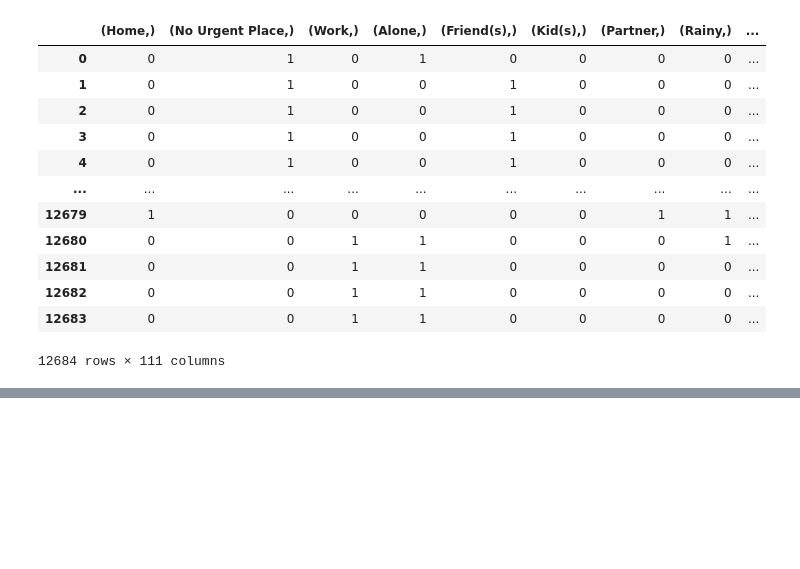
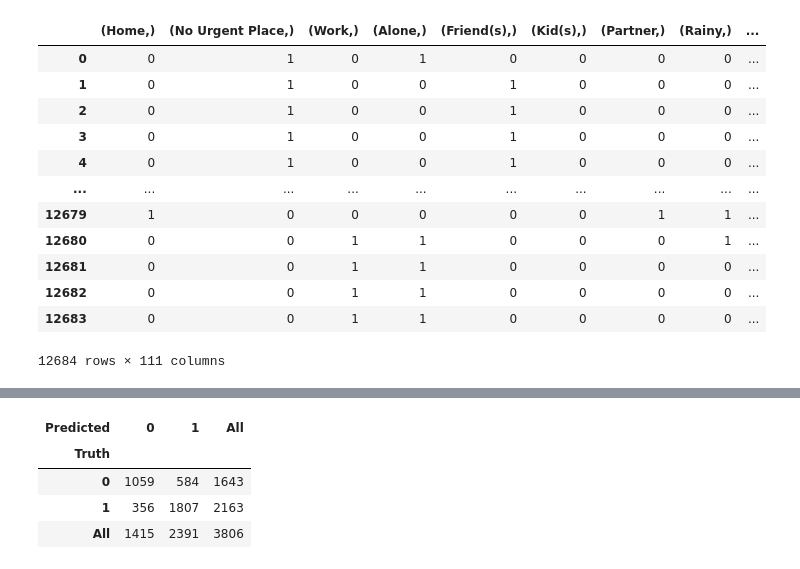
Before and after one commit to MaryamKarrabi-eng/DataMining, a Jupyter notebook: In-Vehicle Coupon Recommendation.ipynb, the cells around one changed output, grey strips where cells are left out. Cells and saved outputs as stored; diff of their text form; code cells hidden in the pictures; blank space fills up the shorter version.

```diff
--- a/In-Vehicle Coupon Recommendation.ipynb
+++ b/In-Vehicle Coupon Recommendation.ipynb
@@ -195,0 +325,11 @@ df_final
+# %%
+from sklearn.metrics import confusion_matrix
+
+cm_SVM = confusion_matrix(y_test,y_pred_SVM)
+pd.crosstab(y_test, y_pred_SVM, rownames = ['Truth'], colnames =['Predicted'], margins = True)
+# %% [output]
+| Predicted | 0 | 1 | All |
+| Truth |  |  |  |
+| 0 | 1059 | 584 | 1643 |
+| 1 | 356 | 1807 | 2163 |
+| All | 1415 | 2391 | 3806 |
```
Also changed, not shown: parts of 23 cells of this notebook, 2 other files.
